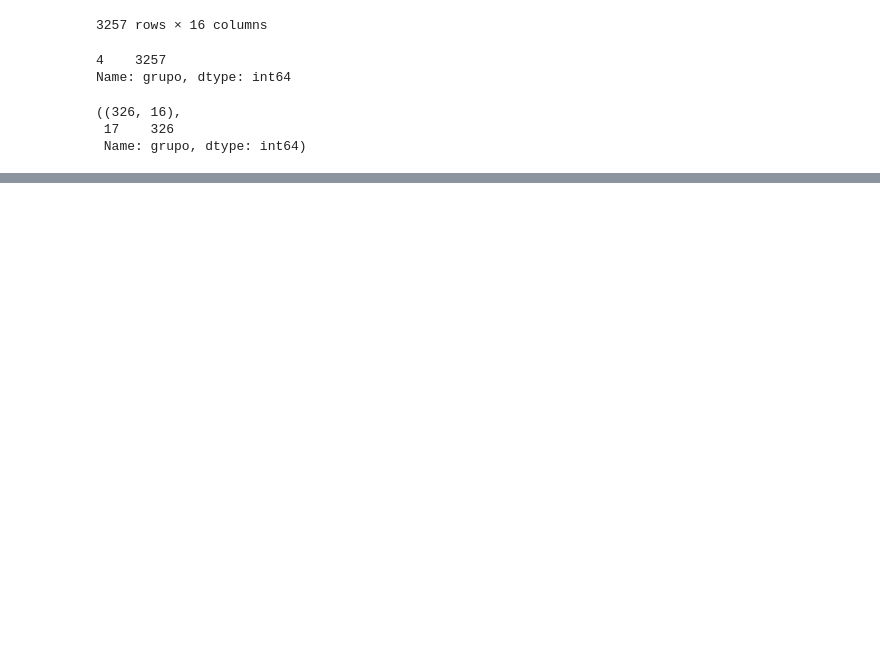
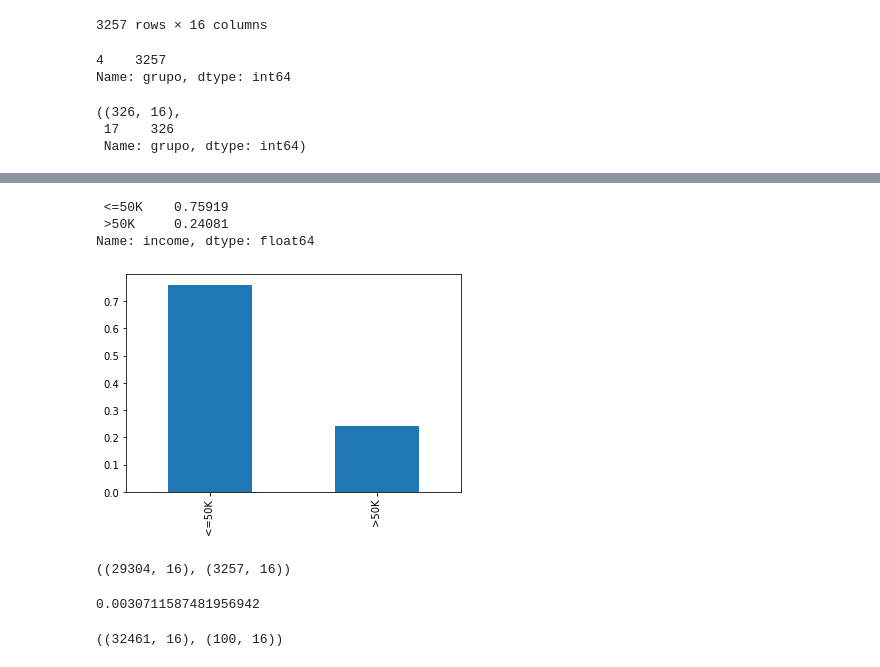
Before and after one commit to caiquemiranda/python-statistics, a Jupyter notebook: estatistica-machine-learning/cls01-População-e-amostra.ipynb, the cells around one changed output, grey strips where cells are left out. Cells and saved outputs as stored; diff of their text form; code cells hidden in the pictures; blank space fills up the shorter version.

```diff
--- a/estatistica-machine-learning/cls01-População-e-amostra.ipynb
+++ b/estatistica-machine-learning/cls01-População-e-amostra.ipynb
@@ -273,0 +280,14 @@ df_amostra_agrupamento.tail()
+# %%
+# analise da variável icome(renda) para gerar uma amostra estratificada
+
+dados['income'].value_counts('>50K')
+# %% [output]
+ <=50K    0.75919
+ >50K     0.24081
+Name: income, dtype: float64
+# %%
+# visualização da variável icome(renda) graficamente
+
+dados['income'].value_counts('>50K').plot(kind='bar');
+# %% [output]
+[figure, added]
@@ -273,0 +301,6 @@ df_amostra_agrupamento.tail()
+# %%
+# tamanho das amostras separadas
+
+df_x.shape, df_y.shape
+# %% [output]
+((29304, 16), (3257, 16))
@@ -273,0 +309,6 @@ df_amostra_agrupamento.tail()
+# %%
+# calcula a quantidade de amostras estratificadas
+
+100 / len(dados)
+# %% [output]
+0.0030711587481956942
@@ -273,0 +322,6 @@ df_amostra_agrupamento.tail()
+# %%
+# tamanho das amostras separadas
+
+df_x.shape, df_y.shape
+# %% [output]
+((32461, 16), (100, 16))
```
Also changed, not shown: parts of 25 cells of this notebook.
